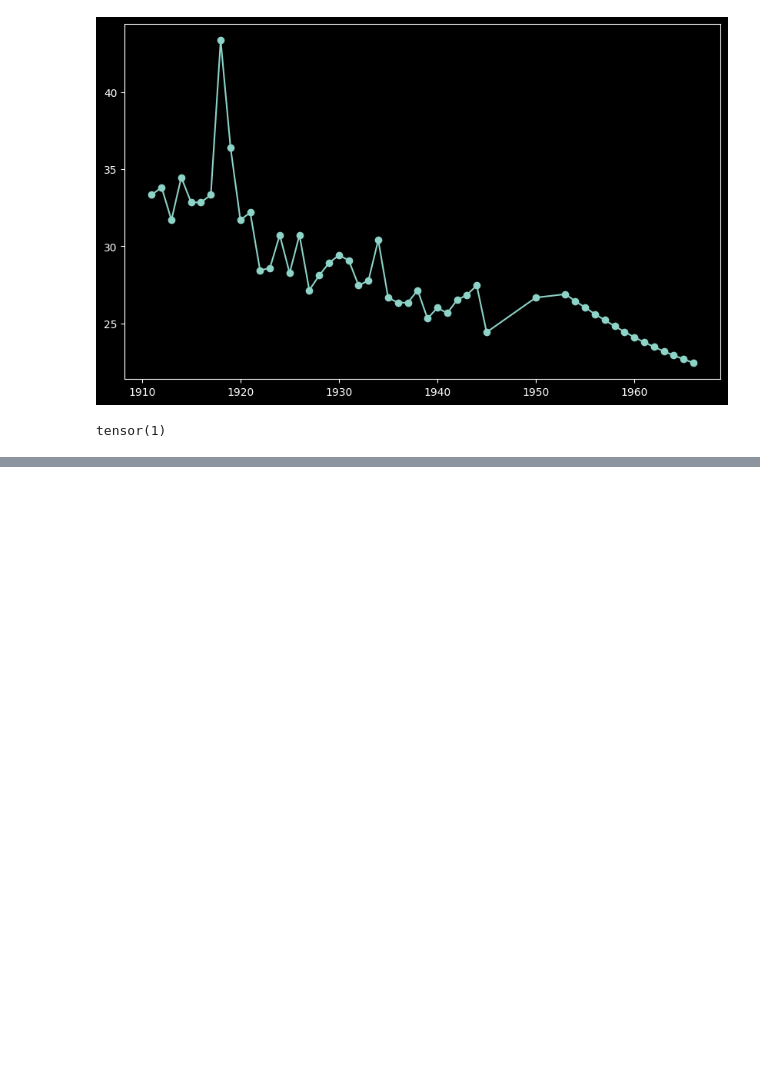
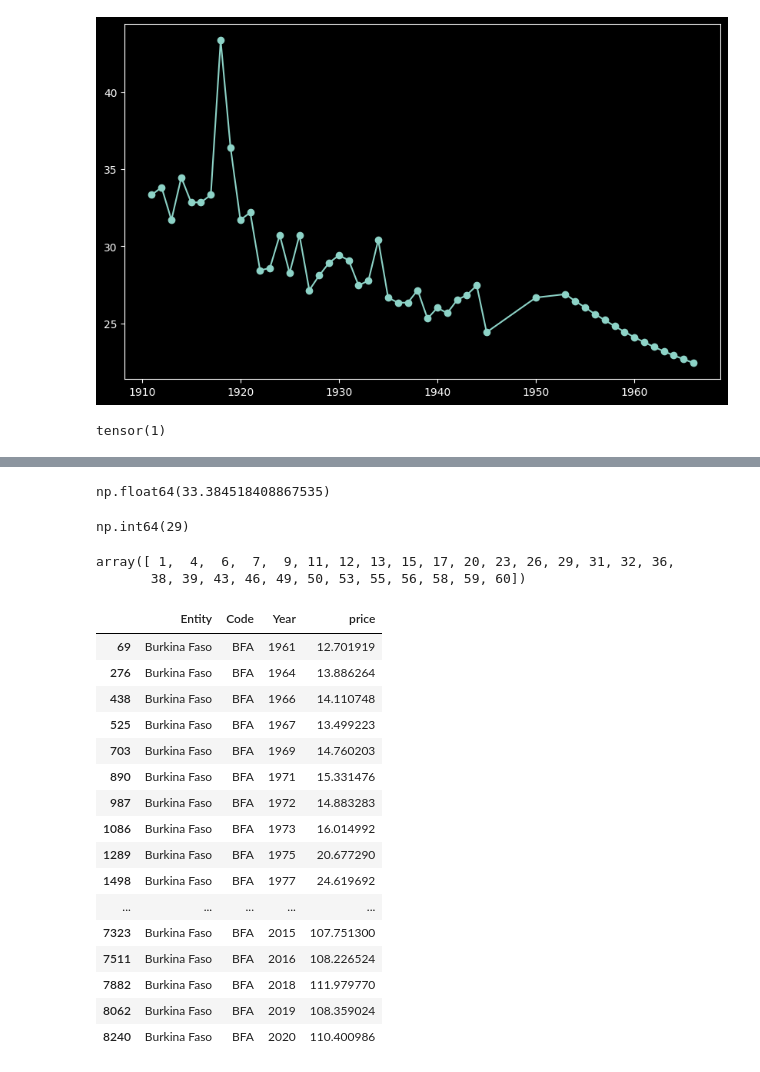
Before and after one commit to tushar-19459/Graph-Project, a Jupyter notebook: testing.ipynb, the cells around one changed output, grey strips where cells are left out. Drawn from its saved outputs; the diff is of its cells as text; code cells hidden in the pictures; blank space fills up the shorter version.

```diff
--- a/testing.ipynb
+++ b/testing.ipynb
@@ -140,0 +221,9 @@ tensor(1)
+# %%
+# df = np.array([10, 0, 10, 20, 40, 00])
+data = df.iloc[:,-1]
+I = np.eye(len(data))
+two = np.full((len(data),),2)
+one = np.full((len(data)-1,),-1)
+matrix = np.diag(two)+np.diag(one,1)+np.diag(one,-1)
+matrix = matrix[1:-1]
+matrix
@@ -140,0 +238,36 @@ tensor(1)
+# %%
+vector = np.dot(matrix,data)
+norm = np.linalg.norm(vector)
+norm
+# %% [output]
+np.float64(33.384518408867535)
+# %%
+np.sum(vector<0)
+# %% [output]
+np.int64(29)
+# %%
+index = np.where(vector<0)[0]
+index
+# %% [output]
+array([ 1,  4,  6,  7,  9, 11, 12, 13, 15, 17, 20, 23, 26, 29, 31, 32, 36,
+       38, 39, 43, 46, 49, 50, 53, 55, 56, 58, 59, 60])
+# %%
+df_data.iloc[index]
+# %% [output]
+|  | Entity | Code | Year | price |
+| 69 | Burkina Faso | BFA | 1961 | 12.701919 |
+| 276 | Burkina Faso | BFA | 1964 | 13.886264 |
+| 438 | Burkina Faso | BFA | 1966 | 14.110748 |
+| 525 | Burkina Faso | BFA | 1967 | 13.499223 |
+| 703 | Burkina Faso | BFA | 1969 | 14.760203 |
+| 890 | Burkina Faso | BFA | 1971 | 15.331476 |
+| 987 | Burkina Faso | BFA | 1972 | 14.883283 |
+| 1086 | Burkina Faso | BFA | 1973 | 16.014992 |
+| 1289 | Burkina Faso | BFA | 1975 | 20.677290 |
+| 1498 | Burkina Faso | BFA | 1977 | 24.619692 |
+| ... | ... | ... | ... | ... |
+| 7323 | Burkina Faso | BFA | 2015 | 107.751300 |
+| 7511 | Burkina Faso | BFA | 2016 | 108.226524 |
+| 7882 | Burkina Faso | BFA | 2018 | 111.979770 |
+| 8062 | Burkina Faso | BFA | 2019 | 108.359024 |
+| 8240 | Burkina Faso | BFA | 2020 | 110.400986 |
```
Also changed, not shown: parts of 7 cells of this notebook, 23 other files.
